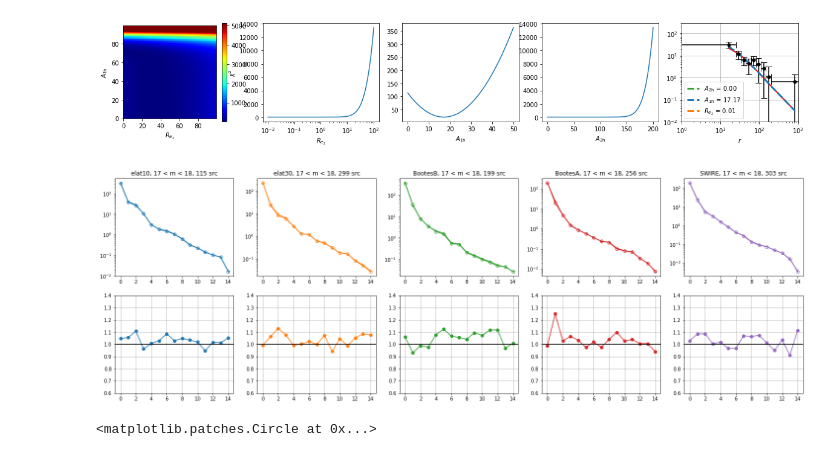
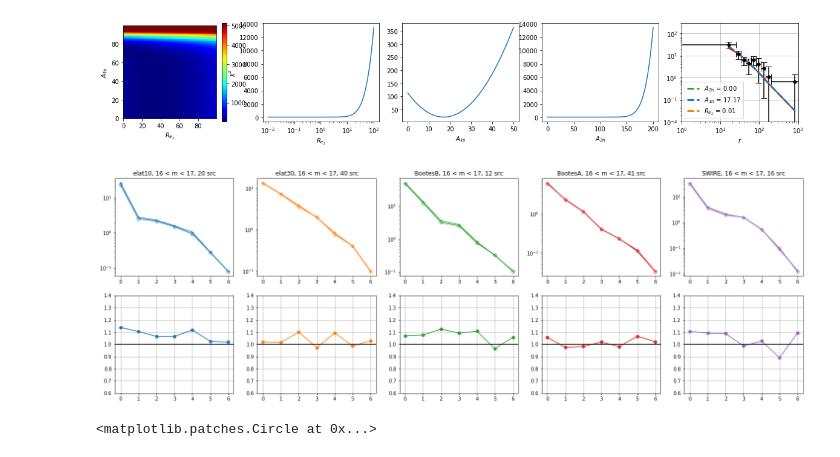
Before and after one commit to yuntingcheng/python_ciber, a Jupyter notebook: stack_modelfit/Untitled2.ipynb, the cells around one changed output. Cells and saved outputs as stored; diff of their text form; code cells hidden in the pictures.

```diff
--- a/stack_modelfit/Untitled2.ipynb
+++ b/stack_modelfit/Untitled2.ipynb
@@ -78,26 +78,26 @@ for i,(im,M_min,M_max) in enumerate(zip([1,2,3,2,3],[-23,-23,-23,-22,-22],[-22,-
         srcinfo[i]['MC2h_avg'+str(inst)] = mc_avg_fit
 
 # get R50
-for i,(im,M_min,M_max) in enumerate(zip([1,2,3,2,3],[-23,-23,-23,-22,-22],[-22,-22,-22,-21,-21])):
-    m_min, m_max = magbindict['m_min'][im], magbindict['m_max'][im]
-    srcinfo[i]['dfpetro'] = pd.DataFrame()
-    for ifield in [4,5,6,7,8]:
-        print('get petro mag bin #%d, ifield%d'%(i, ifield))
-        dfpetro = pd.read_csv('/Volumes/Drive/ciber/data/SDSScats/%s_petro.csv'\
-                      %fieldnamedict[ifield],skiprows=1, low_memory=False)
-        mask_inst1, mask_inst2 = load_processed_images(data_maps,
-                              return_names=[(1,ifield,'mask_inst'),(2,ifield,'mask_inst')])
-        field = fieldnamedict[ifield]
-        srcdat = ps_src_select(1, ifield, m_min, m_max,
-            [mask_inst1, mask_inst2], Mabs_min=M_min, Mabs_max=M_max, sample_type='all')
-        dfpsi = pd.read_csv(mypaths['PScatdat'] + fieldnamedict[ifield] + '.csv')
-        dfpsi = dfpsi.iloc[srcdat['idxg_arr']]
-        dfpsi, dfpetroi = match_catalog_by_coord(dfpsi,dfpetro)
-        dfpsi=dfpsi.reset_index(drop=True)
-        dfpetroi=dfpetroi.reset_index(drop=True)
-        dfpsi = dfpsi.join(dfpetroi,lsuffix='_ps', rsuffix='_petro')
-        srcinfo[i]['dfpetro'] = pd.concat([srcinfo[i]['dfpetro'],
-                dfpsi[['petroR50_u','petroR50_g','petroR50_r','petroR50_i','petroR50_z']]])
+# for i,(im,M_min,M_max) in enumerate(zip([1,2,3,2,3],[-23,-23,-23,-22,-22],[-22,-22,-22,-21,-21])):
+#     m_min, m_max = magbindict['m_min'][im], magbindict['m_max'][im]
+#     srcinfo[i]['dfpetro'] = pd.DataFrame()
+#     for ifield in [4,5,6,7,8]:
+#         print('get petro mag bin #%d, ifield%d'%(i, ifield))
+#         dfpetro = pd.read_csv('/Volumes/Drive/ciber/data/SDSScats/%s_petro.csv'\
+#                       %fieldnamedict[ifield],skiprows=1, low_memory=False)
+#         mask_inst1, mask_inst2 = load_processed_images(data_maps,
+#                               return_names=[(1,ifield,'mask_inst'),(2,ifield,'mask_inst')])
+#         field = fieldnamedict[ifield]
+#         srcdat = ps_src_select(1, ifield, m_min, m_max,
+#             [mask_inst1, mask_inst2], Mabs_min=M_min, Mabs_max=M_max, sample_type='all')
+#         dfpsi = pd.read_csv(mypaths['PScatdat'] + fieldnamedict[ifield] + '.csv')
+#         dfpsi = dfpsi.iloc[srcdat['idxg_arr']]
+#         dfpsi, dfpetroi = match_catalog_by_coord(dfpsi,dfpetro)
+#         dfpsi=dfpsi.reset_index(drop=True)
+#         dfpetroi=dfpetroi.reset_index(drop=True)
+#         dfpsi = dfpsi.join(dfpetroi,lsuffix='_ps', rsuffix='_petro')
+#         srcinfo[i]['dfpetro'] = pd.concat([srcinfo[i]['dfpetro'],
+#                 dfpsi[['petroR50_u','petroR50_g','petroR50_r','petroR50_i','petroR50_z']]])
 # %% [output]
 MICECAT field 0, 0 < ra < 2, 0 < dec < 2
 0 4
@@ -2287,36 +2401,36 @@ from stack import *
 from run_fit import *
 
 inst = 2
-im = 1
+im = 0
 m_min, m_max = magbindict['m_min'][im], magbindict['m_max'][im]
 subsub = True if im==0 else False
 
 fig, ax = plt.subplots(2,5,figsize=(25,8))
 for i,ifield in enumerate([4,5,6,7,8]):
     stackdat = stacking(inst, ifield, m_min, m_max, load_from_file=True,
                         BGsub=False, subsub=subsub, cov_method='jackknife').stackdat
     covjack, covsubjack = stackdat['cov']['profcb'], stackdat['cov']['profcbsub']
 
     stackdat = stacking(inst, ifield, m_min, m_max, load_from_file=True,
                         BGsub=False, subsub=subsub, cov_method='bootstrap').stackdat
     covboot, covsubboot = stackdat['cov']['profcb'], stackdat['cov']['profcbsub']
 
     U, sb, VT = np.linalg.svd(covsubboot)
     ax[0][i].semilogy(sb,'o-',c='C'+str(ifield-4), fillstyle='none')
     U, sj, VT = np.linalg.svd(covsubjack)
     ax[0][i].semilogy(sj,'+-',c='C'+str(ifield-4))
     ax[0][i].set_title('%s, %d < m < %d, %d src'\
                        %(fieldnamedict[ifield],m_min, m_max, stackdat['Nsrc']))
 
     ax[1][i].plot(sj/sb,'o-', c='C'+str(ifield-4))
     ax[1][i].set_ylim([0.6,1.4])
     ax[1][i].axhline(1,c='k')
     ax[1][i].grid()
 
-plt.savefig('/Users/ytcheng/Desktop/SVD_TM%d_m%d_%d.png'\
+plt.savefig('/Users/ytcheng/Desktop/SVD_TM%d_m%d_%d_7bins.png'\
             %(inst,m_min,m_max), dpi = 150, bbox_inches='tight')
 # %% [output]
-[figure, old version]
+[figure, new version]
 # %%
 
 run_stacking(2,7,16,17, subsub=True, loaddir='/Users/ytcheng/Desktop/',savemaps=True)
```
Also changed, not shown: parts of 5 cells of this notebook, 3 other files.
